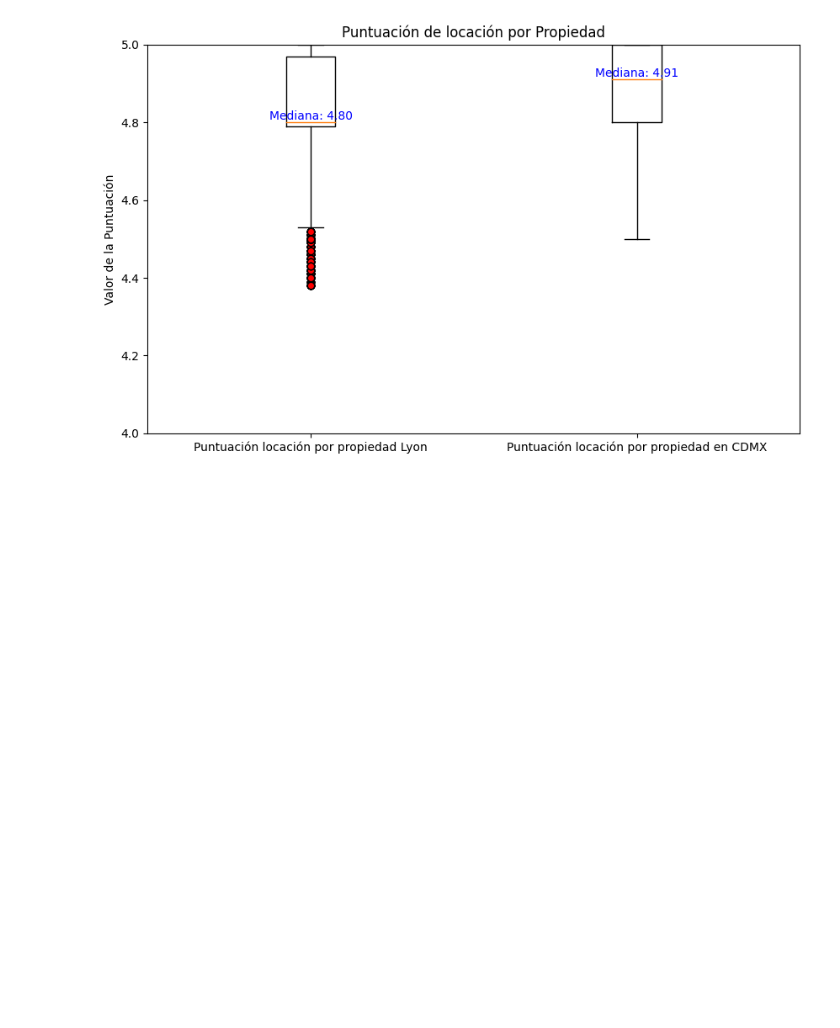
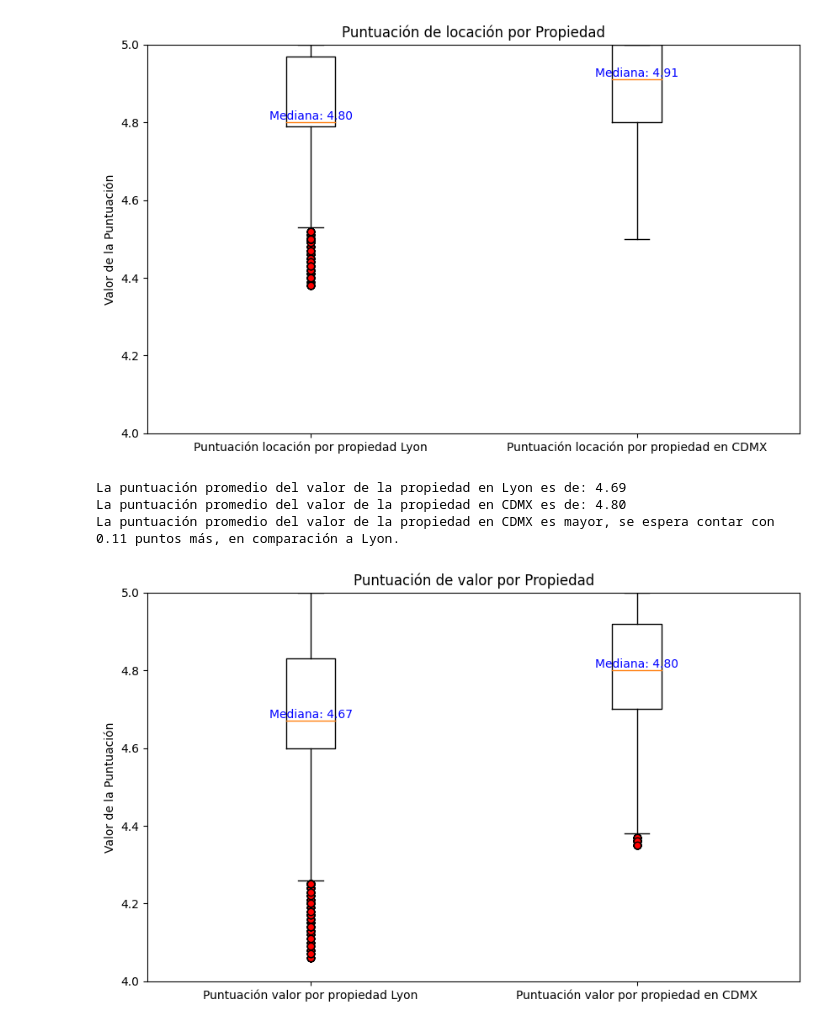
Before and after one commit to AlbertoMuro/Evidencia1, a Jupyter notebook: codigo.ipynb, the cells around one changed output. Saved outputs shown, nothing was run; the diff lists cells and outputs as text; code cells hidden in the pictures; blank space fills up the shorter version.

```diff
--- a/codigo.ipynb
+++ b/codigo.ipynb
@@ -1002,3 +1002,45 @@ La puntuación promedio de locación en Lyon es de: 4.83
 La puntuación promedio de locación con anfitrión en CDMX es de: 4.89
 La puntuación promedio de locación  en CDMX es mayor, se espera contar con 0.06 puntos más, en comparación a Lyon.
 [figure]
+# %%
+#value
+value_df1 = lyon_limpio['review_scores_value'].mean()
+value_df2 = cdmx_limpio['review_scores_value'].mean()
+
+# Calcular la diferencia numérica entre las medias
+diferencia = abs(value_df1 - value_df2)
+
+print(f"La puntuación promedio del valor de la propiedad en Lyon es de: {value_df1:.2f}")
+print(f"La puntuación promedio del valor de la propiedad en CDMX es de: {value_df2:.2f}")
+
+if value_df1 > value_df2:
+    print(f"La puntuación promedio del valor de la propiedad en Lyon es mayor, se espera contar con {diferencia:.2f} puntos más, en comparación a CDMX.")
+elif value_df1 < value_df2:
+    print(f"La puntuación promedio del valor de la propiedad en CDMX es mayor, se espera contar con {diferencia:.2f} puntos más, en comparación a Lyon.")
+else:
+    print("La puntuación promedio del valor de la propiedad es igual para ambas ciudades.")
+
+# Análisis visual
+value = [lyon_limpio["review_scores_value"], cdmx_limpio["review_scores_value"]]
+labels = ['Puntuación valor por propiedad Lyon', 'Puntuación valor por propiedad en CDMX']
+
+plt.figure(figsize=(10, 6))
+
+boxplot = plt.boxplot(value, labels=labels, flierprops={'marker': 'o', 'markersize': 6, 'markerfacecolor': 'red'})
+
+# Agregar líneas o textos con los valores de mediana, mínimo y máximo si hay suficientes datos
+medians = [item.get_ydata()[0] for item in boxplot['medians']]
+
+
+for i in range(len(labels)):
+    plt.text(i + 1, medians[i], f'Mediana: {medians[i]:.2f}', ha='center', va='bottom', color='blue')
+
+plt.ylim(4, 5)  # Ajusta el rango del eje y según tus datos
+plt.title('Puntuación de valor por Propiedad')
+plt.ylabel('Valor de la Puntuación')
+plt.show()
+# %% [output]
+La puntuación promedio del valor de la propiedad en Lyon es de: 4.69
+La puntuación promedio del valor de la propiedad en CDMX es de: 4.80
+La puntuación promedio del valor de la propiedad en CDMX es mayor, se espera contar con 0.11 puntos más, en comparación a Lyon.
+[figure, added]
```
Also changed, not shown: parts of 7 cells of this notebook.
